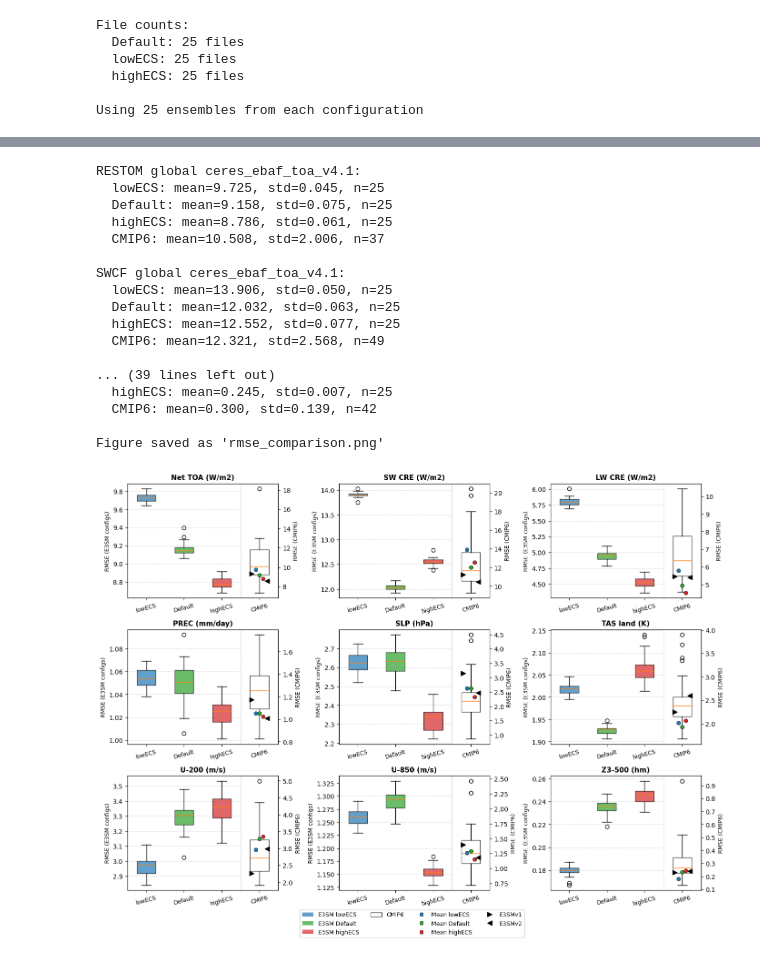
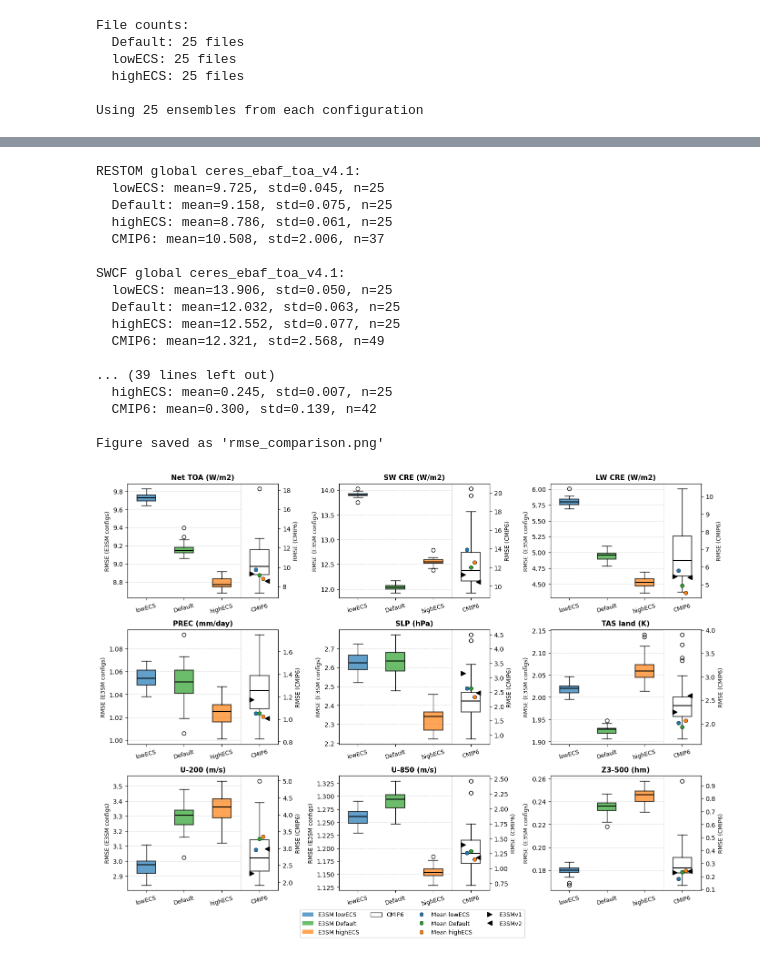
Before and after one commit to beharrop/E3SMv3-XLE-analysis, a Jupyter notebook: E3SM_diags_RMSE_comparison.ipynb, the cells around one changed output, grey strips where cells are left out. Saved outputs shown, nothing was run; the diff lists cells and outputs as text; code cells hidden in the pictures.

```diff
--- a/E3SM_diags_RMSE_comparison.ipynb
+++ b/E3SM_diags_RMSE_comparison.ipynb
@@ -55,10 +55,12 @@ configs = {
     },
     'highECS': {
         'pattern': 'v3.LR.highECS.historical_',
-        'color': 'tab:red',
+        'color': 'tab:orange',
         'files': []
     }
 }
+boxprops    = dict(color='black', linewidth=1.5)
+medianprops = dict(color='black', linewidth=1.5)
 
 # Get CSV files for each configuration and ensemble member
 for config_name, config_info in configs.items():
@@ -147,7 +149,9 @@ for idx, (metric, label) in enumerate(zip(metrics, metric_labels)):
     bp = ax.boxplot(data_to_plot,
                     tick_labels=config_list,
                     patch_artist=True,
-                    widths=0.6)
+                    widths=0.6,
+                    boxprops=boxprops,
+                    medianprops=medianprops)
 
     # Color the boxes
     for patch, color in zip(bp['boxes'], colors):
@@ -256,7 +260,9 @@ for idx, (metric, label) in enumerate(zip(metrics, metric_labels)):
     bp_left = ax_left.boxplot(data_left,
                                positions=[1, 2, 3],
                                patch_artist=True,
-                               widths=0.5)
+                               widths=0.5,
+                               boxprops=boxprops,
+                               medianprops=medianprops)
     for patch, color in zip(bp_left['boxes'], colors_left):
         patch.set_facecolor(color)
         patch.set_alpha(0.7)
@@ -268,7 +274,9 @@ for idx, (metric, label) in enumerate(zip(metrics, metric_labels)):
     bp_right = ax_right.boxplot([cmip6_values],
                                  positions=[4],
                                  patch_artist=True,
-                                 widths=0.5)
+                                 widths=0.5,
+                                 boxprops=boxprops,
+                                 medianprops=medianprops)
     bp_right['boxes'][0].set_facecolor('white')
     bp_right['boxes'][0].set_alpha(0.7)
 
@@ -344,31 +352,31 @@ fig.legend(
     bbox_to_anchor=(0.5, -0.04),
     fontsize=9,
     frameon=True
 )
 
 # fig.legend(handles=legend_handles, loc='lower center', ncol=4,
 #            bbox_to_anchor=(0.5, -0.04), fontsize=9, frameon=True)
 plt.tight_layout()
 plt.subplots_adjust(bottom=0.07)
 plt.savefig(figure_dir + 'rmse_comparison.png', dpi=300, bbox_inches='tight')
 print("\nFigure saved as 'rmse_comparison.png'")
 plt.show()
 # %% [output]
 RESTOM global ceres_ebaf_toa_v4.1:
   lowECS: mean=9.725, std=0.045, n=25
   Default: mean=9.158, std=0.075, n=25
   highECS: mean=8.786, std=0.061, n=25
   CMIP6: mean=10.508, std=2.006, n=37
 
 SWCF global ceres_ebaf_toa_v4.1:
   lowECS: mean=13.906, std=0.050, n=25
   Default: mean=12.032, std=0.063, n=25
   highECS: mean=12.552, std=0.077, n=25
   CMIP6: mean=12.321, std=2.568, n=49
 
 ... (39 lines left out)
   highECS: mean=0.245, std=0.007, n=25
   CMIP6: mean=0.300, std=0.139, n=42
 
 Figure saved as 'rmse_comparison.png'
-[figure, old version]
+[figure, new version]
```
Also changed, not shown: parts of 3 cells of this notebook, 2 other files.
